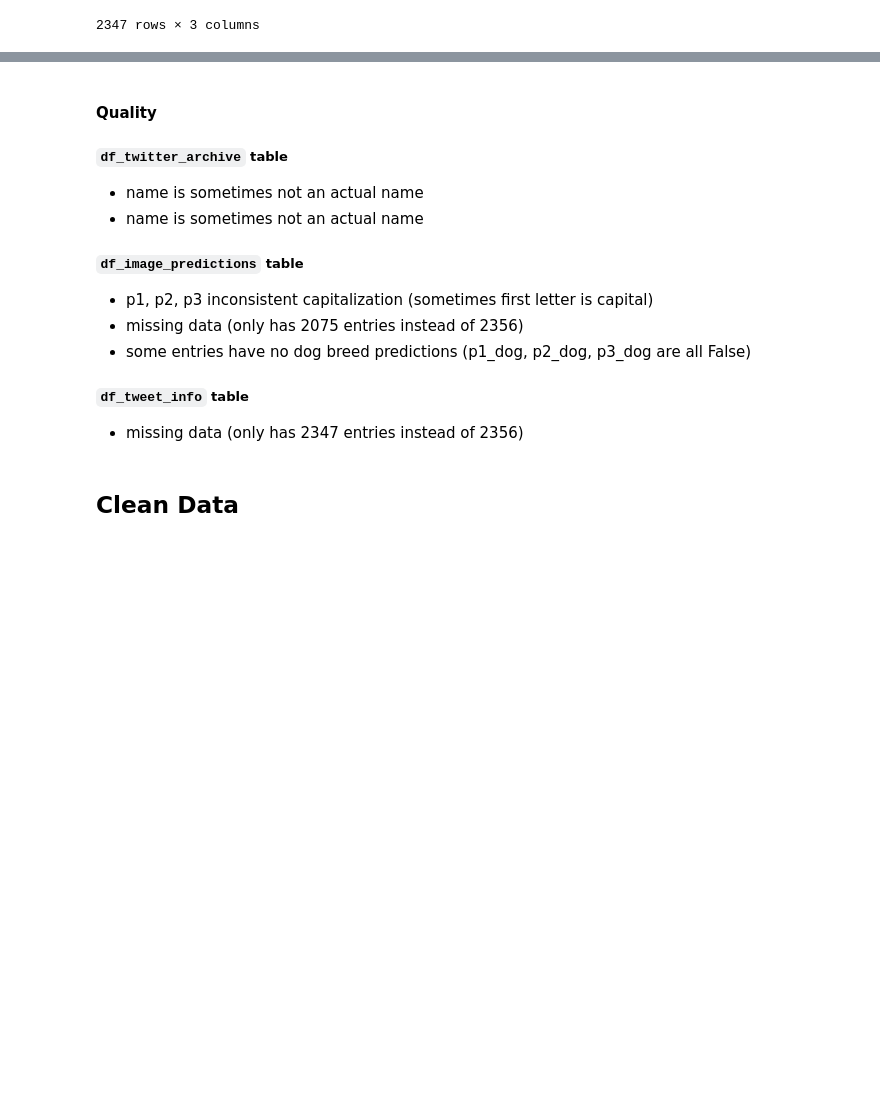
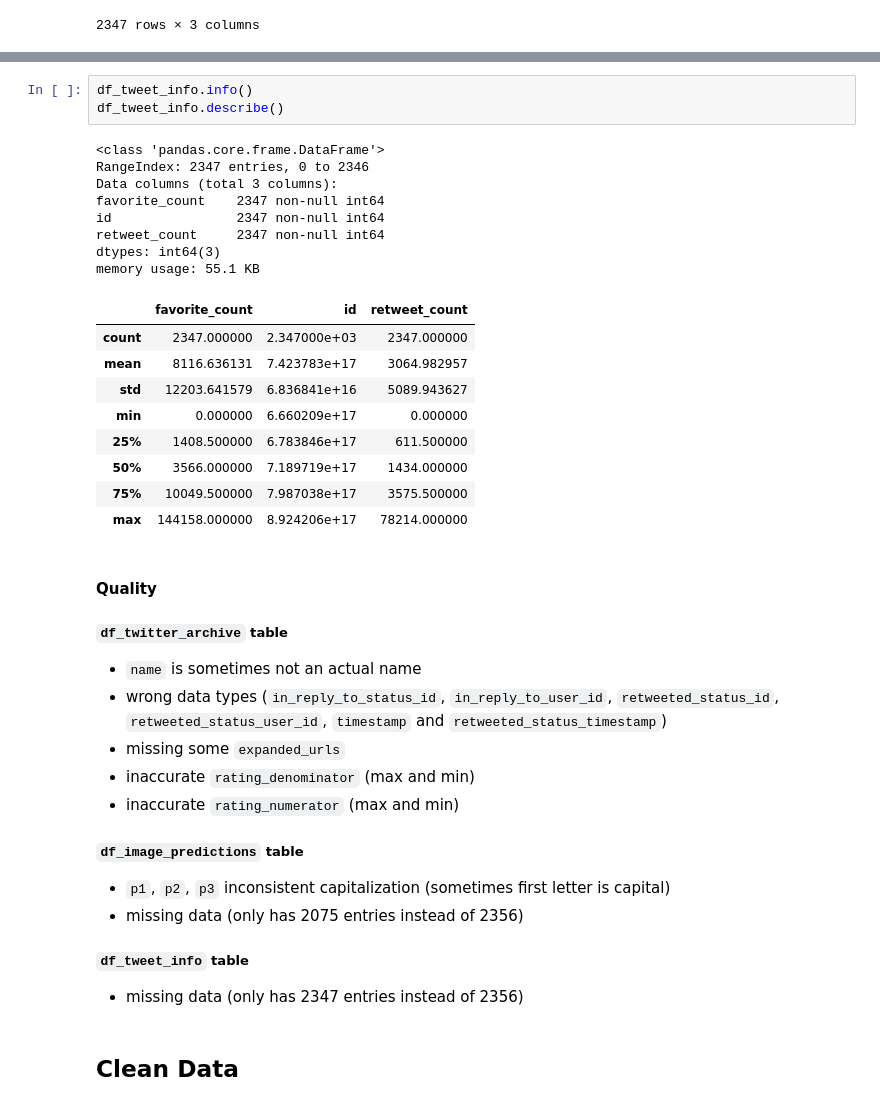
Before and after one commit to MrGeislinger/UdacityDAND_Proj_WrangleAndAnalyzeData, a Jupyter notebook: wrangle_act.ipynb, the cells around one changed output, grey strips where cells are left out. Drawn from its saved outputs; the diff is of its cells as text; blank space fills up the shorter version.

```diff
--- a/wrangle_act.ipynb
+++ b/wrangle_act.ipynb
@@ -151,14 +269,37 @@ df_tweet_info
+# %%
+df_tweet_info.info()
+df_tweet_info.describe()
+# %% [output]
+<class 'pandas.core.frame.DataFrame'>
+RangeIndex: 2347 entries, 0 to 2346
+Data columns (total 3 columns):
+favorite_count    2347 non-null int64
+id                2347 non-null int64
+retweet_count     2347 non-null int64
+dtypes: int64(3)
+memory usage: 55.1 KB
+|  | favorite_count | id | retweet_count |
+| count | 2347.000000 | 2.347000e+03 | 2347.000000 |
+| mean | 8116.636131 | 7.423783e+17 | 3064.982957 |
+| std | 12203.641579 | 6.836841e+16 | 5089.943627 |
+| min | 0.000000 | 6.660209e+17 | 0.000000 |
+| 25% | 1408.500000 | 6.783846e+17 | 611.500000 |
+| 50% | 3566.000000 | 7.189719e+17 | 1434.000000 |
+| 75% | 10049.500000 | 7.987038e+17 | 3575.500000 |
+| max | 144158.000000 | 8.924206e+17 | 78214.000000 |
 # %% [markdown]
 #### Quality
 
 ##### `df_twitter_archive` table
-- name is sometimes not an actual name
-- name is sometimes not an actual name
+- `name` is sometimes not an actual name
+- wrong data types (`in_reply_to_status_id`, `in_reply_to_user_id`, `retweeted_status_id`, `retweeted_status_user_id`, `timestamp` and `retweeted_status_timestamp`)
+- missing some `expanded_urls`
+- inaccurate `rating_denominator` (max and min)
+- inaccurate `rating_numerator` (max and min)
 
 ##### `df_image_predictions` table
-- p1, p2, p3 inconsistent capitalization (sometimes first letter is capital)
+- `p1`, `p2`, `p3` inconsistent capitalization (sometimes first letter is capital)
 - missing data (only has 2075 entries instead of 2356)
-- some entries have no dog breed predictions (p1_dog, p2_dog, p3_dog are all False)
 
 ##### `df_tweet_info` table
 - missing data (only has 2347 entries instead of 2356)
```
Also changed, not shown: parts of 6 cells of this notebook.
